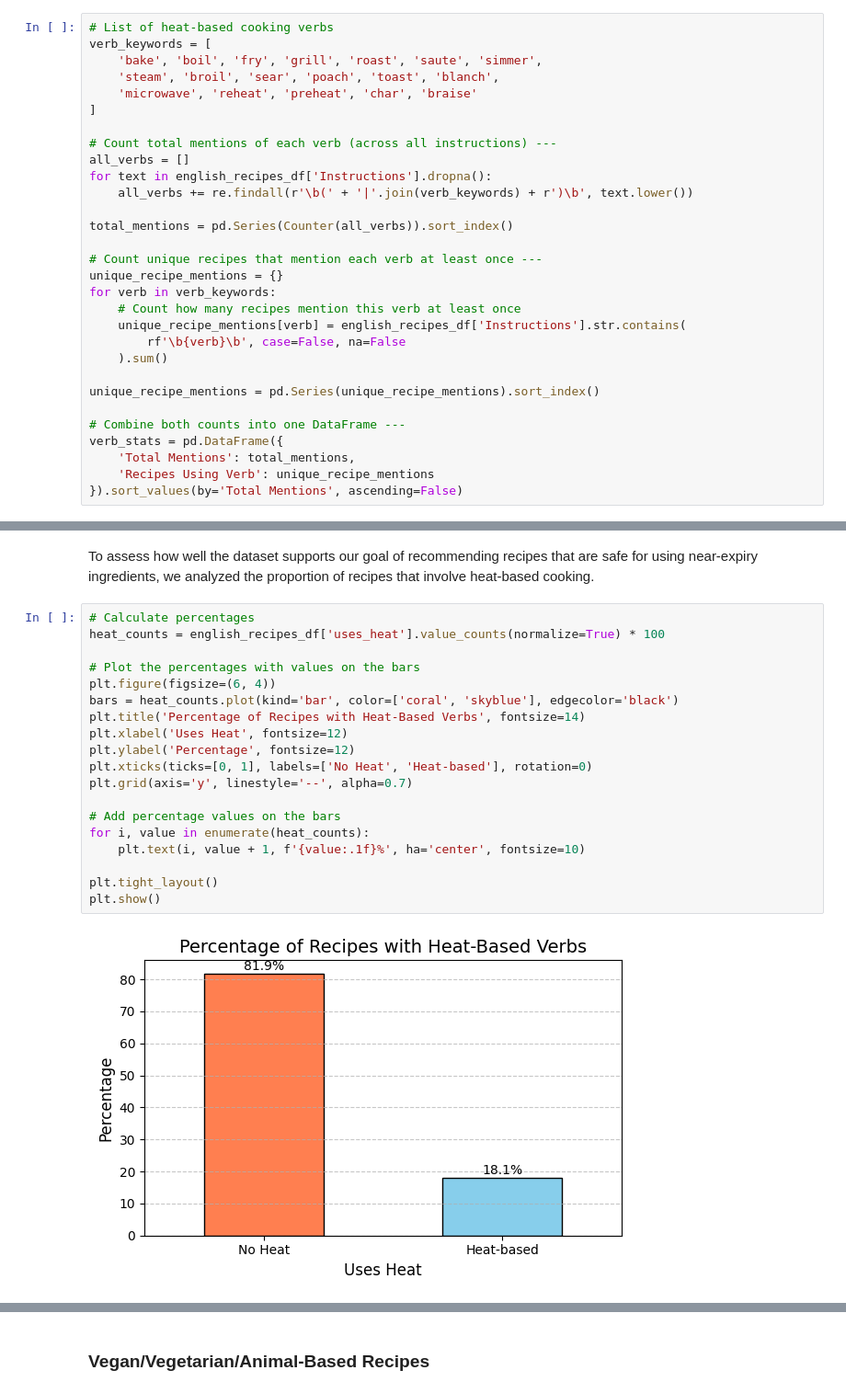
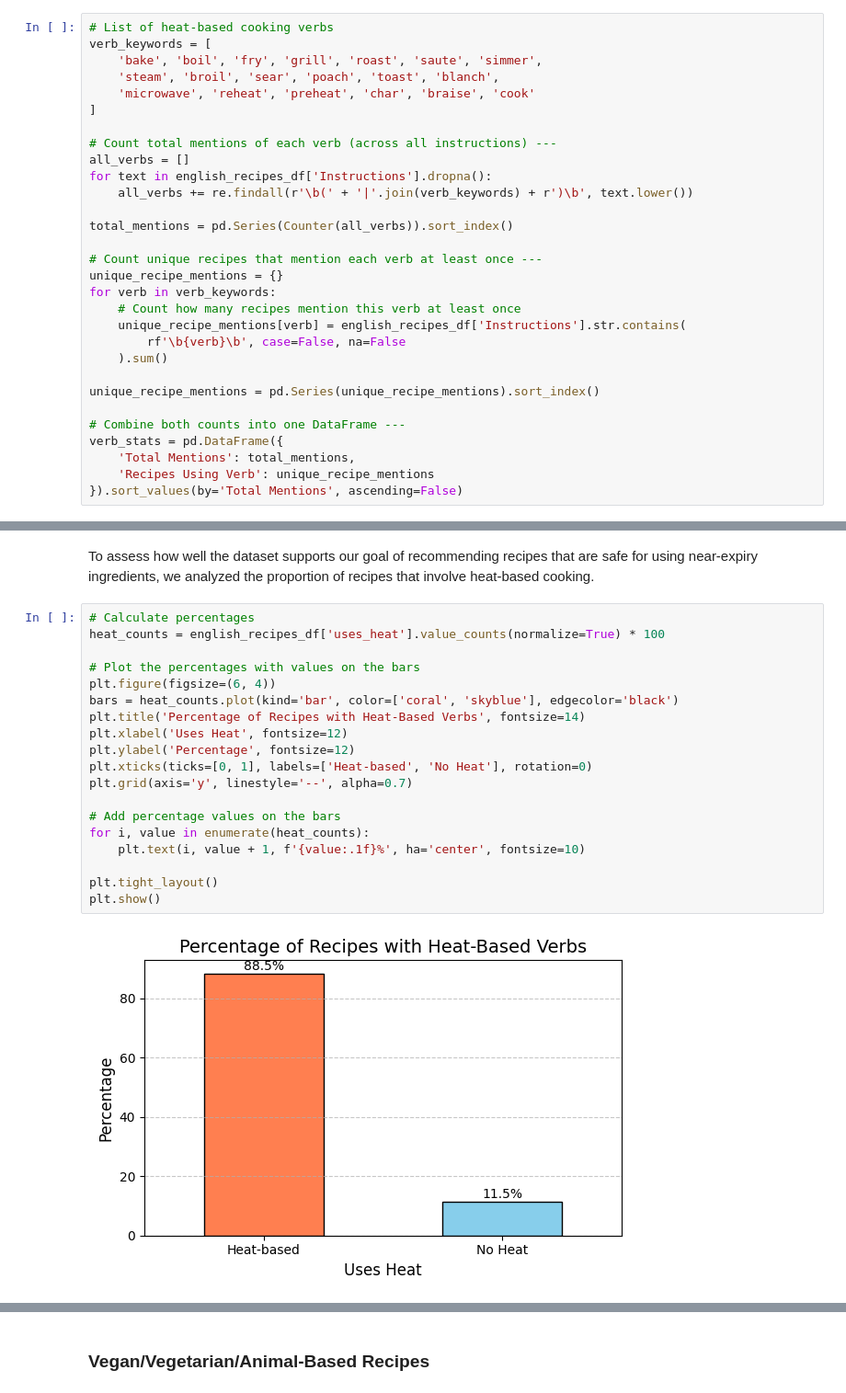
Before and after one commit to s243933/DTU_ABA_2025, a Jupyter notebook: report_group4.ipynb, the cells around one changed output, grey strips where cells are left out. Shown: that part at 92% size. Drawn from its saved outputs; the diff is of its cells as text.

```diff
--- a/report_group4.ipynb
+++ b/report_group4.ipynb
@@ -541,7 +549,7 @@ Since near-expiry ingredients are not suitable for raw consumption and therefore
 verb_keywords = [
     'bake', 'boil', 'fry', 'grill', 'roast', 'saute', 'simmer',
     'steam', 'broil', 'sear', 'poach', 'toast', 'blanch',
-    'microwave', 'reheat', 'preheat', 'char', 'braise'
+    'microwave', 'reheat', 'preheat', 'char', 'braise', 'cook'
 ]
 
 # Count total mentions of each verb (across all instructions) ---
@@ -590,21 +598,21 @@ To assess how well the dataset supports our goal of recommending recipes that ar
 # %%
 # Calculate percentages
 heat_counts = english_recipes_df['uses_heat'].value_counts(normalize=True) * 100
 
 # Plot the percentages with values on the bars
 plt.figure(figsize=(6, 4))
 bars = heat_counts.plot(kind='bar', color=['coral', 'skyblue'], edgecolor='black')
 plt.title('Percentage of Recipes with Heat-Based Verbs', fontsize=14)
 plt.xlabel('Uses Heat', fontsize=12)
 plt.ylabel('Percentage', fontsize=12)
-plt.xticks(ticks=[0, 1], labels=['No Heat', 'Heat-based'], rotation=0)
+plt.xticks(ticks=[0, 1], labels=['Heat-based', 'No Heat'], rotation=0)
 plt.grid(axis='y', linestyle='--', alpha=0.7)
 
 # Add percentage values on the bars
 for i, value in enumerate(heat_counts):
     plt.text(i, value + 1, f'{value:.1f}%', ha='center', fontsize=10)
 
 plt.tight_layout()
 plt.show()
 # %% [output]
-[figure, old version]
+[figure, new version]
```
Also changed, not shown: parts of 17 cells of this notebook, 11 other files.
